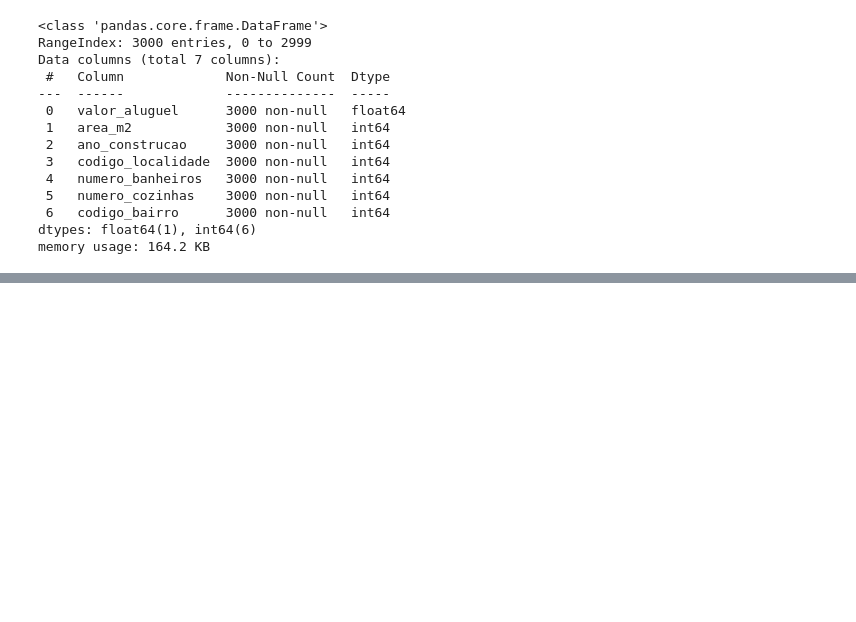
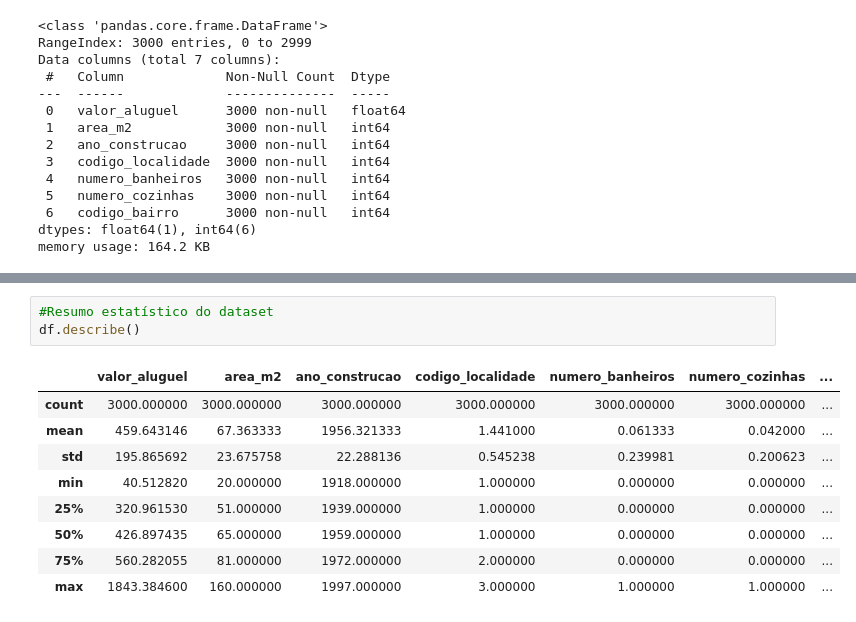
Before and after one commit to francisbowe/exerciciosPython, a Jupyter notebook: EstatisticaStatsmodels/alguer.ipynb, the cells around one changed output, grey strips where cells are left out. Cells and saved outputs as stored; diff of their text form; blank space fills up the shorter version.

```diff
--- a/EstatisticaStatsmodels/alguer.ipynb
+++ b/EstatisticaStatsmodels/alguer.ipynb
@@ -48,0 +63,13 @@ memory usage: 164.2 KB
+# %%
+#Resumo estatístico do dataset
+df.describe()
+# %% [output]
+|  | valor_aluguel | area_m2 | ano_construcao | codigo_localidade | numero_banheiros | numero_cozinhas | ... |
+| count | 3000.000000 | 3000.000000 | 3000.000000 | 3000.000000 | 3000.000000 | 3000.000000 | ... |
+| mean | 459.643146 | 67.363333 | 1956.321333 | 1.441000 | 0.061333 | 0.042000 | ... |
+| std | 195.865692 | 23.675758 | 22.288136 | 0.545238 | 0.239981 | 0.200623 | ... |
+| min | 40.512820 | 20.000000 | 1918.000000 | 1.000000 | 0.000000 | 0.000000 | ... |
+| 25% | 320.961530 | 51.000000 | 1939.000000 | 1.000000 | 0.000000 | 0.000000 | ... |
+| 50% | 426.897435 | 65.000000 | 1959.000000 | 1.000000 | 0.000000 | 0.000000 | ... |
+| 75% | 560.282055 | 81.000000 | 1972.000000 | 2.000000 | 0.000000 | 0.000000 | ... |
+| max | 1843.384600 | 160.000000 | 1997.000000 | 3.000000 | 1.000000 | 1.000000 | ... |
```
Also changed, not shown: parts of 7 cells of this notebook.
